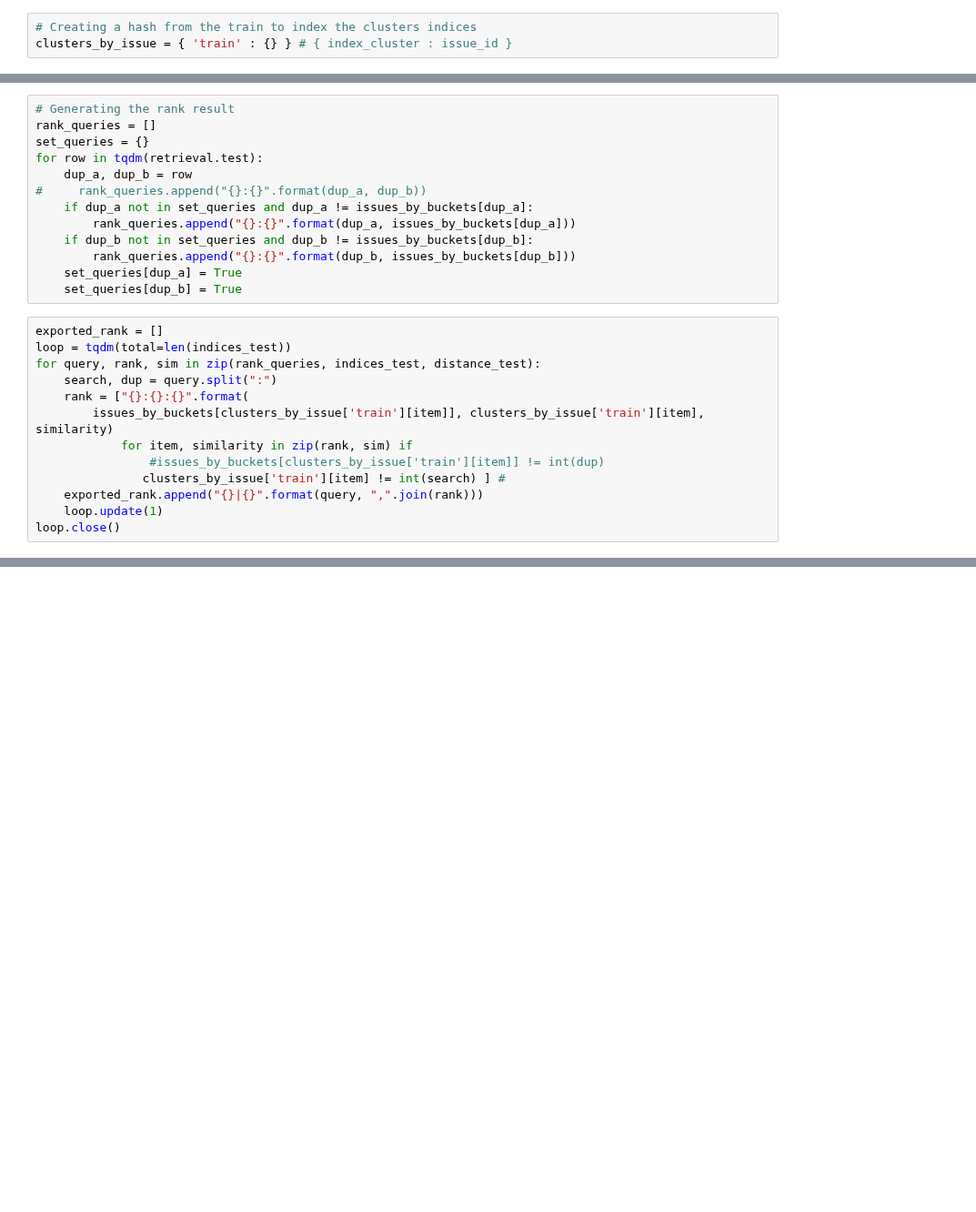
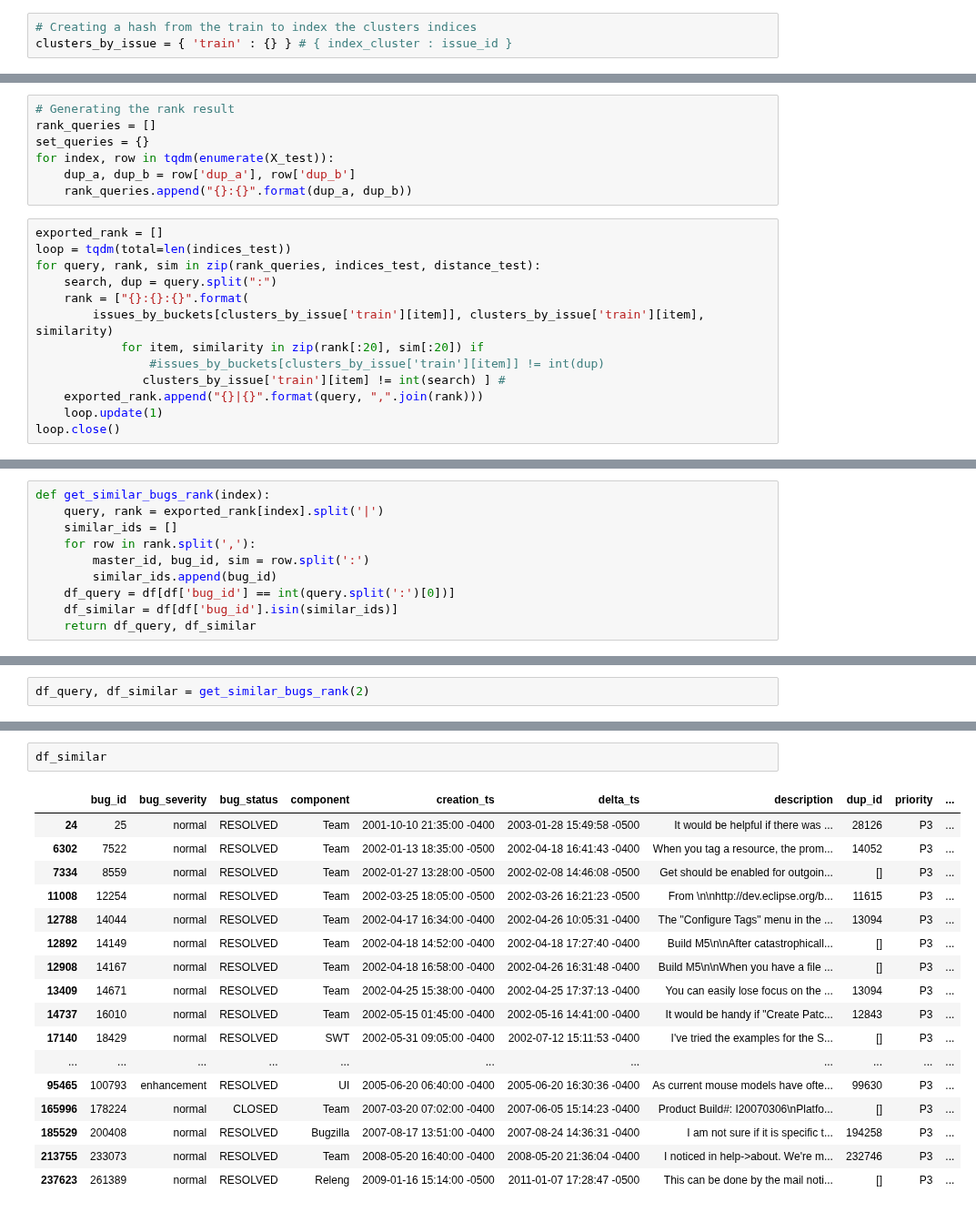
Before and after one commit to thiagomarquesrocha/siameseQAT, a Jupyter notebook: retrieval.ipynb, the cells around one changed output, grey strips where cells are left out. Shown at 91% size. Cells and saved outputs as stored; diff of their text form; blank space fills up the shorter version.

Commit message:
fix: The train and test was updated to join the vectorized, bug_id and index in the same position from each list

```diff
--- a/retrieval.ipynb
+++ b/retrieval.ipynb
@@ -104,15 +134,9 @@ for key in tqdm(retrieval.buckets):
 # Generating the rank result
 rank_queries = []
 set_queries = {}
-for row in tqdm(retrieval.test):
-    dup_a, dup_b = row
-#     rank_queries.append("{}:{}".format(dup_a, dup_b))
-    if dup_a not in set_queries and dup_a != issues_by_buckets[dup_a]:
-        rank_queries.append("{}:{}".format(dup_a, issues_by_buckets[dup_a]))
-    if dup_b not in set_queries and dup_b != issues_by_buckets[dup_b]:
-        rank_queries.append("{}:{}".format(dup_b, issues_by_buckets[dup_b]))
-    set_queries[dup_a] = True
-    set_queries[dup_b] = True
+for index, row in tqdm(enumerate(X_test)):
+    dup_a, dup_b = row['dup_a'], row['dup_b']
+    rank_queries.append("{}:{}".format(dup_a, dup_b))
 # %%
 exported_rank = []
 loop = tqdm(total=len(indices_test))
@@ -120,7 +144,7 @@ for query, rank, sim in zip(rank_queries, indices_test, distance_test):
     search, dup = query.split(":")
     rank = ["{}:{}:{}".format(
         issues_by_buckets[clusters_by_issue['train'][item]], clusters_by_issue['train'][item], similarity)
-            for item, similarity in zip(rank, sim) if
+            for item, similarity in zip(rank[:20], sim[:20]) if
                 #issues_by_buckets[clusters_by_issue['train'][item]] != int(dup)
                clusters_by_issue['train'][item] != int(search) ] #
     exported_rank.append("{}|{}".format(query, ",".join(rank)))
@@ -141,0 +178,10 @@ exported_rank[:10]
+# %%
+def get_similar_bugs_rank(index):
+    query, rank = exported_rank[index].split('|')
+    similar_ids = []
+    for row in rank.split(','):
+        master_id, bug_id, sim = row.split(':')
+        similar_ids.append(bug_id)
+    df_query = df[df['bug_id'] == int(query.split(':')[0])]
+    df_similar = df[df['bug_id'].isin(similar_ids)]
+    return df_query, df_similar
@@ -141,0 +217,2 @@ exported_rank[:10]
+# %%
+df_query, df_similar = get_similar_bugs_rank(2)
@@ -142 +228,21 @@ exported_rank[:10]
+# %%
+df_similar
+# %% [output]
+|  | bug_id | bug_severity | bug_status | component | creation_ts | delta_ts | description | dup_id | priority | ... |
+| 24 | 25 | normal | RESOLVED | Team | 2001-10-10 21:35:00 -0400 | 2003-01-28 15:49:58 -0500 | It would be helpful if there was ... | 28126 | P3 | ... |
+| 6302 | 7522 | normal | RESOLVED | Team | 2002-01-13 18:35:00 -0500 | 2002-04-18 16:41:43 -0400 | When you tag a resource, the prom... | 14052 | P3 | ... |
+| 7334 | 8559 | normal | RESOLVED | Team | 2002-01-27 13:28:00 -0500 | 2002-02-08 14:46:08 -0500 | Get should be enabled for outgoin... | [] | P3 | ... |
+| 11008 | 12254 | normal | RESOLVED | Team | 2002-03-25 18:05:00 -0500 | 2002-03-26 16:21:23 -0500 | From \n\nhttp://dev.eclipse.org/b... | 11615 | P3 | ... |
+| 12788 | 14044 | normal | RESOLVED | Team | 2002-04-17 16:34:00 -0400 | 2002-04-26 10:05:31 -0400 | The "Configure Tags" menu in the ... | 13094 | P3 | ... |
+| 12892 | 14149 | normal | RESOLVED | Team | 2002-04-18 14:52:00 -0400 | 2002-04-18 17:27:40 -0400 | Build M5\n\nAfter catastrophicall... | [] | P3 | ... |
+| 12908 | 14167 | normal | RESOLVED | Team | 2002-04-18 16:58:00 -0400 | 2002-04-26 16:31:48 -0400 | Build M5\n\nWhen you have a file ... | [] | P3 | ... |
+| 13409 | 14671 | normal | RESOLVED | Team | 2002-04-25 15:38:00 -0400 | 2002-04-25 17:37:13 -0400 | You can easily lose focus on the ... | 13094 | P3 | ... |
+| 14737 | 16010 | normal | RESOLVED | Team | 2002-05-15 01:45:00 -0400 | 2002-05-16 14:41:00 -0400 | It would be handy if "Create Patc... | 12843 | P3 | ... |
+| 17140 | 18429 | normal | RESOLVED | SWT | 2002-05-31 09:05:00 -0400 | 2002-07-12 15:11:53 -0400 | I've tried the examples for the S... | [] | P3 | ... |
+| ... | ... | ... | ... | ... | ... | ... | ... | ... | ... | ... |
+| 95465 | 100793 | enhancement | RESOLVED | UI | 2005-06-20 06:40:00 -0400 | 2005-06-20 16:30:36 -0400 | As current mouse models have ofte... | 99630 | P3 | ... |
+| 165996 | 178224 | normal | CLOSED | Team | 2007-03-20 07:02:00 -0400 | 2007-06-05 15:14:23 -0400 | Product Build#: I20070306\nPlatfo... | [] | P3 | ... |
+| 185529 | 200408 | normal | RESOLVED | Bugzilla | 2007-08-17 13:51:00 -0400 | 2007-08-24 14:36:31 -0400 | I am not sure if it is specific t... | 194258 | P3 | ... |
+| 213755 | 233073 | normal | RESOLVED | Team | 2008-05-20 16:40:00 -0400 | 2008-05-20 21:36:04 -0400 | I noticed in help->about. We're m... | 232746 | P3 | ... |
+| 237623 | 261389 | normal | RESOLVED | Releng | 2009-01-16 15:14:00 -0500 | 2011-01-07 17:28:47 -0500 | This can be done by the mail noti... | [] | P3 | ... |
 # %%
```
Also changed, not shown: parts of 24 cells of this notebook, 1 other file.
